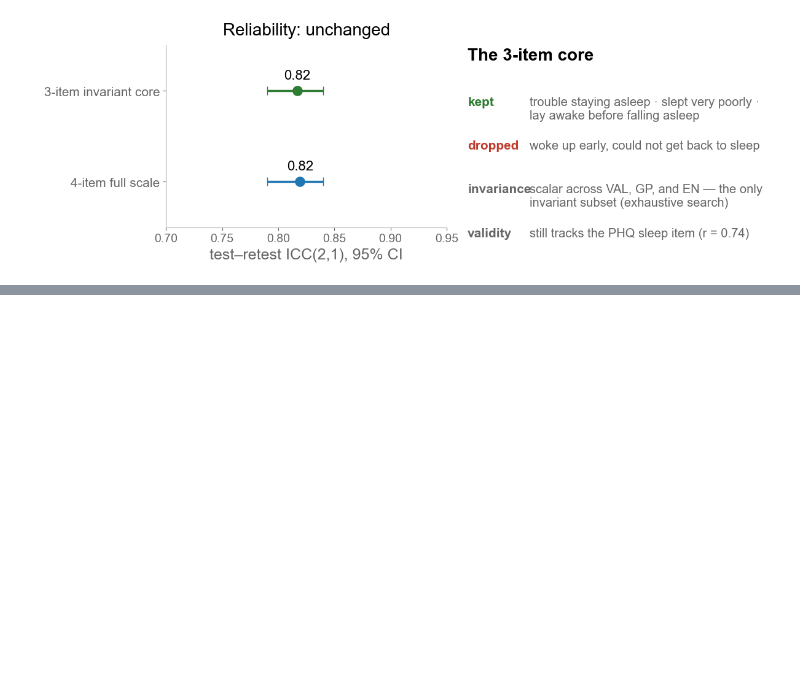
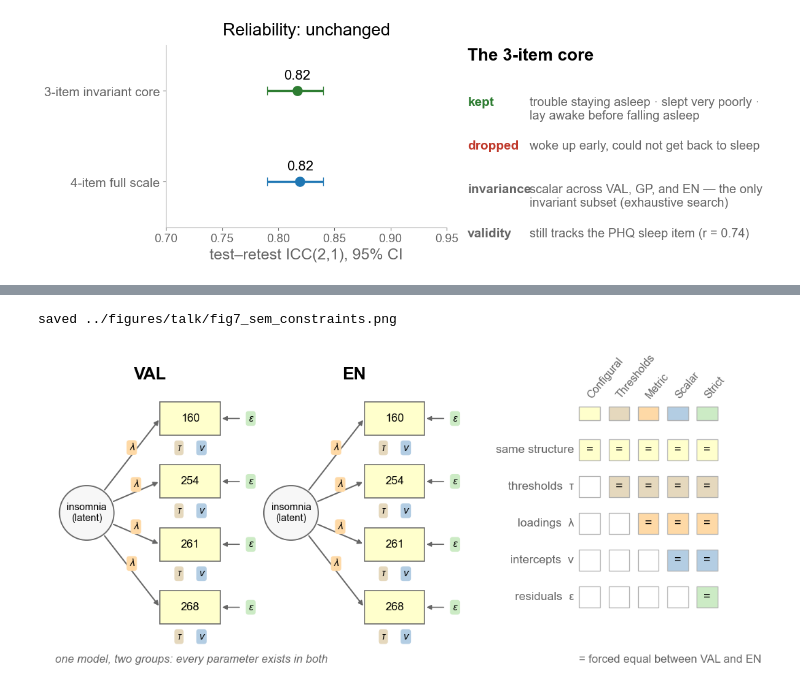
Before and after one commit to Shotgunosine/HiTOP, a Jupyter notebook: notebooks/NB_talk_figures.ipynb, the cells around one changed output, grey strips where cells are left out. Saved outputs shown, nothing was run; the diff lists cells and outputs as text; code cells hidden in the pictures; blank space fills up the shorter version.

```diff
--- a/notebooks/NB_talk_figures.ipynb
+++ b/notebooks/NB_talk_figures.ipynb
@@ -296,0 +316,80 @@ saved ../figures/talk/fig6_core_repair.png
+# %%
+from matplotlib.patches import Circle
+
+fig, ax = plt.subplots(figsize=(13.4, 6.0))
+ax.set_xlim(0, 132); ax.set_ylim(-4, 56)
+ax.set_aspect('equal'); ax.axis('off')
+
+def badge(x, y, sym, level, fs=11):
+    ax.text(x, y, sym, ha='center', va='center', fontsize=fs, color=BLACK,
+            style='italic',
+            bbox=dict(boxstyle='round,pad=0.25',
+                      fc=LEVEL_COLORS[level], ec='none'))
+
+ITEM_NOS = ['160', '254', '261', '268']
+for xo, gname in ((1, 'VAL'), (40, 'EN')):
+    ax.text(xo + 19, 51.5, gname, ha='center', fontsize=18, color=BLACK,
+            weight='bold')
+    ax.add_patch(Circle((xo + 7, 26), 5.2, facecolor='#f7f7f7',
+                        edgecolor=GREY, lw=1.3))
+    ax.text(xo + 7, 26, 'insomnia\n(latent)', ha='center', va='center',
+            fontsize=10.5, color=BLACK)
+    for yc, ino in zip([44, 32, 20, 8], ITEM_NOS):
+        # structure itself = the configural level
+        ax.add_patch(Rectangle((xo + 21, yc - 3.2), 11.5, 6.4,
+                               facecolor=LEVEL_COLORS['configural'],
+                               edgecolor=GREY, lw=1.1))
+        ax.text(xo + 26.75, yc, ino, ha='center', va='center', fontsize=12,
+                color=BLACK)
+        # loading arrow + lambda badge (metric)
+        cx, cy = xo + 7, 26
+        dx, dy = (xo + 21) - cx, yc - cy
+        norm = (dx ** 2 + dy ** 2) ** 0.5
+        sx, sy = cx + 5.2 * dx / norm, cy + 5.2 * dy / norm
+        ax.annotate('', xy=(xo + 21, yc), xytext=(sx, sy),
+                    arrowprops=dict(arrowstyle='-|>', color=GREY, lw=1.4))
+        badge((sx + xo + 21) / 2, (sy + yc) / 2 + 1.4, 'λ', 'metric')
+        # thresholds tau + intercept nu under each indicator
+        badge(xo + 24.6, yc - 5.6, 'τ', 'thresholds')
+        badge(xo + 28.9, yc - 5.6, 'ν', 'scalar')
+        # residual arrow + epsilon badge (strict)
+        ax.annotate('', xy=(xo + 32.5, yc), xytext=(xo + 36.5, yc),
+                    arrowprops=dict(arrowstyle='-|>', color=GREY, lw=1.2))
+        badge(xo + 38.3, yc, 'ε', 'strict')
+
+# constraint grid
+LEV = [('Configural', 'configural'), ('Thresholds', 'thresholds'),
+       ('Metric', 'metric'), ('Scalar', 'scalar'), ('Strict', 'strict')]
+ROWS = [('same structure', 'configural', 0),
+        ('thresholds  τ', 'thresholds', 1),
+        ('loadings  λ', 'metric', 2),
+        ('intercepts  ν', 'scalar', 3),
+        ('residuals  ε', 'strict', 4)]
+gx = [104 + i * 5.6 for i in range(5)]
+for (lname, lkey), xc in zip(LEV, gx):
+    ax.add_patch(Rectangle((xc - 2.0, 43.6), 4.0, 2.6,
+                           facecolor=LEVEL_COLORS[lkey], edgecolor=LIGHT))
+    ax.text(xc - 0.8, 47.4, lname, rotation=50, ha='left', va='bottom',
+            fontsize=11.5, color=GREY)
+for rname, rkey, start in ROWS:
+    yr = 38 - ROWS.index((rname, rkey, start)) * 7
+    ax.text(101.0, yr, rname, ha='right', va='center', fontsize=12.5,
+            color=GREY)
+    for i, xc in enumerate(gx):
+        on = i >= start
+        ax.add_patch(Rectangle((xc - 2.0, yr - 2.0), 4.0, 4.0,
+                               facecolor=(LEVEL_COLORS[rkey] if on
+                                          else 'white'),
+                               edgecolor=LIGHT, lw=0.9))
+        if on:
+            ax.text(xc, yr, '=', ha='center', va='center', fontsize=13,
+                    color=BLACK)
+ax.text(102, -2.5, '= forced equal between VAL and EN',
+        fontsize=12, color=GREY)
+ax.text(2, -2.5, 'one model, two groups: every parameter exists in both',
+        fontsize=12, color=GREY, style='italic')
+save(fig, 'fig7_sem_constraints.png')
+plt.show()
+# %% [output]
+saved ../figures/talk/fig7_sem_constraints.png
+[figure, added]
```
Also changed, not shown: parts of 4 cells of this notebook, 3 other files.
